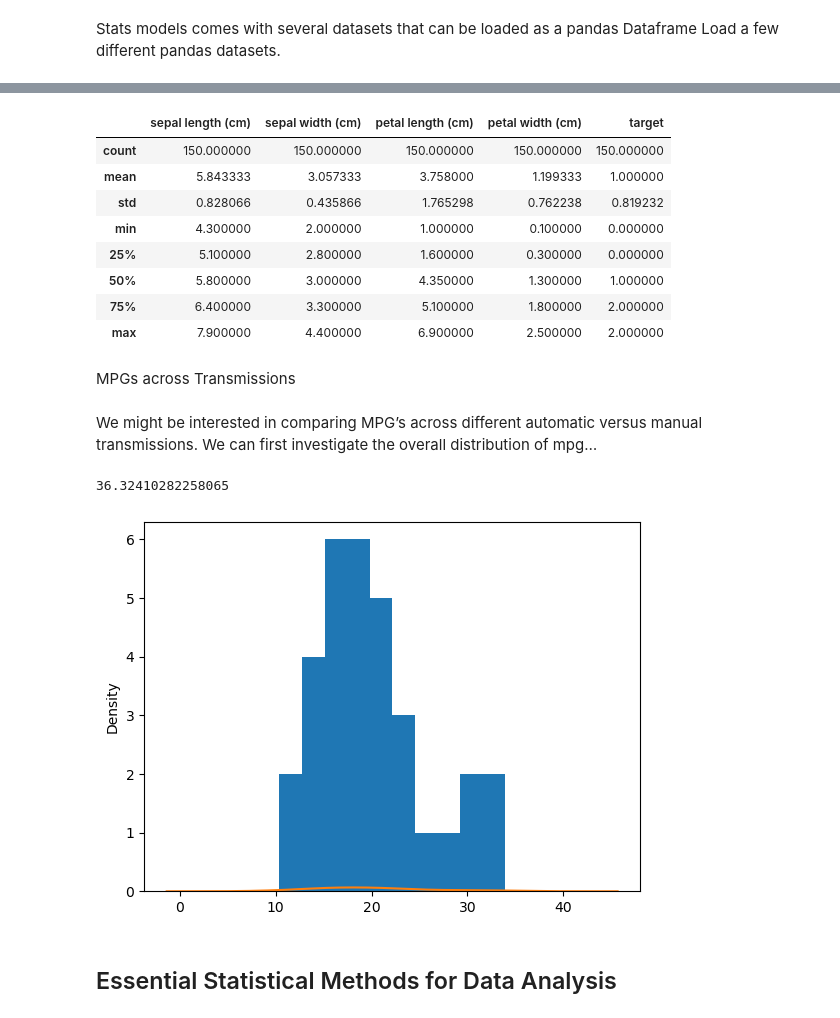
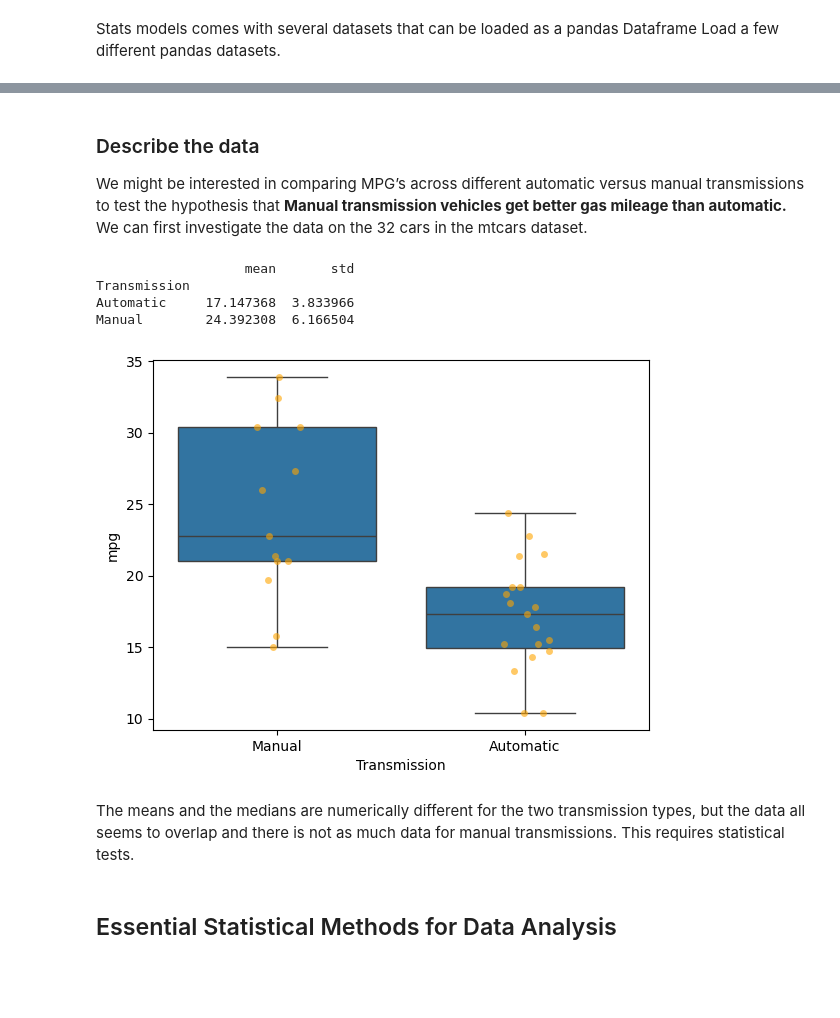
Before and after one commit to drchase55/NNU_nih_python_jrc, a Jupyter notebook: Module_2/Submodule_2_Tutorial4_InferentialStatistics.ipynb, the cells around one changed output, grey strips where cells are left out. Drawn from its saved outputs; the diff is of its cells as text; code cells hidden in the pictures; blank space fills up the shorter version.

```diff
--- a/Module_2/Submodule_2_Tutorial4_InferentialStatistics.ipynb
+++ b/Module_2/Submodule_2_Tutorial4_InferentialStatistics.ipynb
@@ -52,14 +64,12 @@ Stats models comes with several datasets that can be loaded as a pandas Datafram
 Load a few different pandas datasets.
 # %%
 import pandas as pd
+import os
 ## get datasets
-longley = sm.datasets.longley.load_pandas()
-longley.data.plot()
-# iris dataset
-from sklearn.datasets import load_iris
-irisData = load_iris()  # Load the Iris dataset
-iris = pd.DataFrame(data=irisData.data, columns=irisData.feature_names) # Create a pandas DataFrame
-iris['target'] = irisData.target # Add the target column
-iris['species'] = iris['target'].map({0: 'setosa', 1: 'versicolor', 2: 'virginica'}) # Map the target values to their corresponding species names
-print(iris.head())  # Print the first 5 rows of the DataFrame
+prot_exp=pd.read_csv("." +os.sep + "Datasets" + os.sep + "sim_prot_exp.csv")
+mtcars = pd.read_csv("." + os.sep + "Datasets" + os.sep + "mtcars.csv")
+mtcars["am"] = mtcars["am"].replace({0: "Automatic", 1: "Manual"})
+mtcars["Transmission"]=mtcars["am"]
+del mtcars["am"]
+mtcars.head()
 # %% [output]
@@ -80,34 +82,21 @@ print(iris.head())  # Print the first 5 rows of the DataFrame
-# %%
-iris.describe()
-# %% [output]
-|  | sepal length (cm) | sepal width (cm) | petal length (cm) | petal width (cm) | target |
-| count | 150.000000 | 150.000000 | 150.000000 | 150.000000 | 150.000000 |
-| mean | 5.843333 | 3.057333 | 3.758000 | 1.199333 | 1.000000 |
-| std | 0.828066 | 0.435866 | 1.765298 | 0.762238 | 0.819232 |
-| min | 4.300000 | 2.000000 | 1.000000 | 0.100000 | 0.000000 |
-| 25% | 5.100000 | 2.800000 | 1.600000 | 0.300000 | 0.000000 |
-| 50% | 5.800000 | 3.000000 | 4.350000 | 1.300000 | 1.000000 |
-| 75% | 6.400000 | 3.300000 | 5.100000 | 1.800000 | 2.000000 |
-| max | 7.900000 | 4.400000 | 6.900000 | 2.500000 | 2.000000 |
-# %% [markdown]
-MPGs across Transmissions
 # %% [markdown]
-We might be interested in comparing MPG’s across different automatic versus manual transmissions.
-We can first investigate the overall distribution of mpg…
+### Describe the data
+We might be interested in comparing MPG’s across different automatic versus manual transmissions to test the hypothesis that **Manual transmission vehicles get better gas mileage than automatic.**
+We can first investigate the data on the 32 cars in the mtcars dataset.
 # %%
 ## Comparing Two Distributions
-mtcars = pd.read_csv(".\Datasets\mtcars.csv")
-mtcars.describe()
-
-## Do mpgs differ between automatic and manual transmission?
-mtcars.mpg.hist()
-mtcars.mpg.plot(kind="kde")
-mtcars.mpg.mean()
-mtcars.mpg.std()
-mtcars.mpg.var()
+result= mtcars.groupby("Transmission")["mpg"].agg(["mean", "std"])
+print(result)
+sns.boxplot(x="Transmission", y="mpg", data=mtcars);
+sns.stripplot(x="Transmission", y="mpg", data=mtcars, color="orange", alpha=0.6, jitter=True);
 # %% [output]
-36.32410282258065
+                   mean       std
+Transmission
+Automatic     17.147368  3.833966
+Manual        24.392308  6.166504
-[figure, old version]
+[figure, new version]
+# %% [markdown]
+The means and the medians are numerically different for the two transmission types, but the data all seems to overlap and there is not as much data for manual transmissions. This requires statistical tests.
 # %% [markdown]
 ## Essential Statistical Methods for Data Analysis
 # %% [markdown]
```
Also changed, not shown: parts of 35 cells of this notebook, 11 other files.
